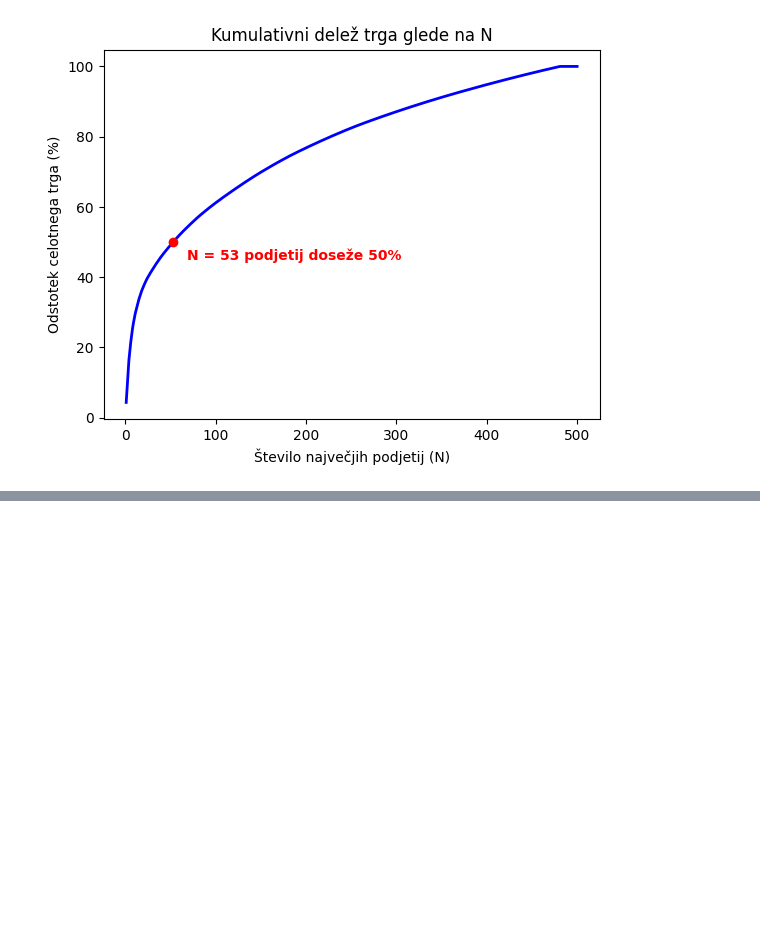
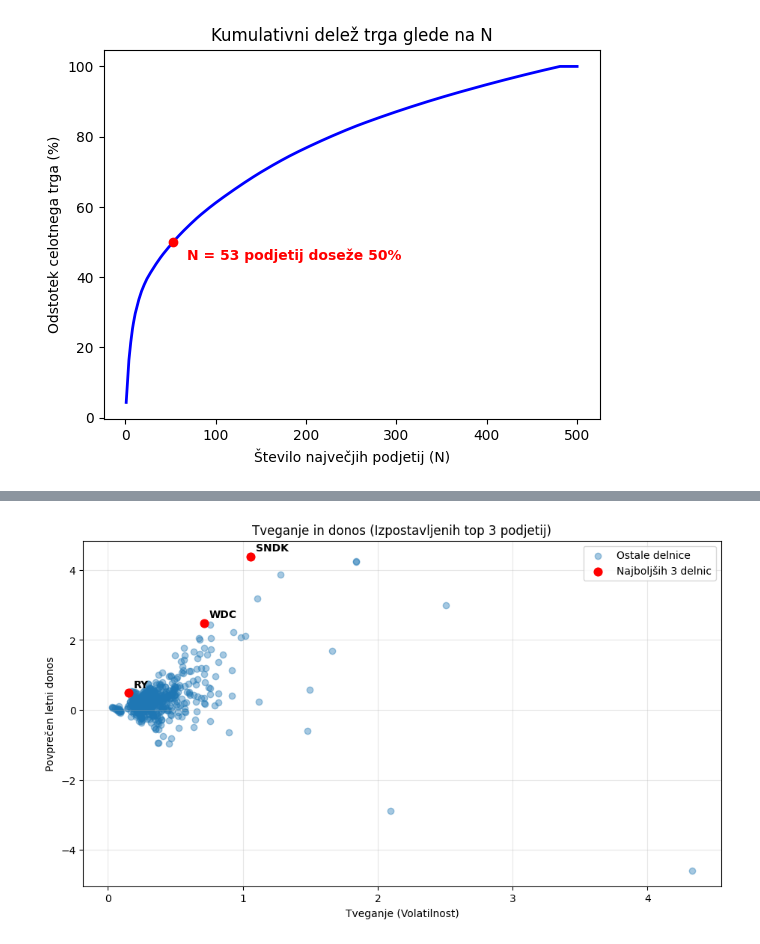
Before and after one commit to jureajdovec/Seminarska_naloga_UVP, a Jupyter notebook: analiza_delnic.ipynb, the cells around one changed output, grey strips where cells are left out. Cells and saved outputs as stored; diff of their text form; code cells hidden in the pictures; blank space fills up the shorter version.

Commit message:
dokončana analiza, dodani komentarji in razlaga, napisani datoteki main.py in README

```diff
--- a/analiza_delnic.ipynb
+++ b/analiza_delnic.ipynb
@@ -296,0 +343,49 @@ Name: P/E, Length: 493, dtype: str
+# %%
+# Letna donosnost (v zadnjem letu je bila borza odprta 252 dni)
+donosi = CENE_500_DELNIC.pct_change().mean() * 252
+
+# Letna volatilnost (252 korenimo, saj je standardni odklon koren variance)
+tveganje = CENE_500_DELNIC.pct_change().std() * (252**0.5)
+
+# Število najboljših delnic (lahko spreminjamo)
+n = 3
+
+# Podatke damo v skupno tabelo, kjer so indeksi tickerji delnic
+df_analiza = pd.DataFrame({
+    'Donos': donosi,
+    'Tveganje': tveganje
+})
+
+# Izračunamo razmerje
+df_analiza['Razmerje'] = df_analiza['Donos'] / df_analiza['Tveganje']
+
+# Izberemo top n podjetij z najvišjim razmerjem
+najboljša_podjetja = df_analiza.sort_values(by='Razmerje', ascending=False).head(n)
+
+# Izrišemo graf
+plt.figure(figsize=(11, 6))
+plt.scatter(df_analiza['Tveganje'], df_analiza['Donos'],alpha=0.4, label='Ostale delnice')
+plt.scatter(najboljša_podjetja['Tveganje'], najboljša_podjetja['Donos'], color='red', s=60, label=f'Najboljših {n} delnic')
+
+# Z zanko se sprehodimo skozi najboljša podjetja in jim dodamo besedilo (ime)
+for ime_podjetja, vrstica in najboljša_podjetja.iterrows():
+    plt.annotate(
+        ime_podjetja,
+        (vrstica['Tveganje'], vrstica['Donos']),
+        textcoords="offset points",
+        xytext=(5, 5),      # Zamik besedila
+        ha='left',          # Poravnava besedila
+        color='black',
+        fontweight='bold',
+        fontsize=10
+    )
+
+plt.xlabel('Tveganje (Volatilnost)')
+plt.ylabel('Povprečen letni donos')
+plt.title(f'Tveganje in donos (Izpostavljenih top {n} podjetij)')
+plt.legend()
+plt.grid(True, alpha=0.3)
+
+plt.show()
+# %% [output]
+[figure, added]
```
Also changed, not shown: parts of 25 cells of this notebook, 6 other files.
